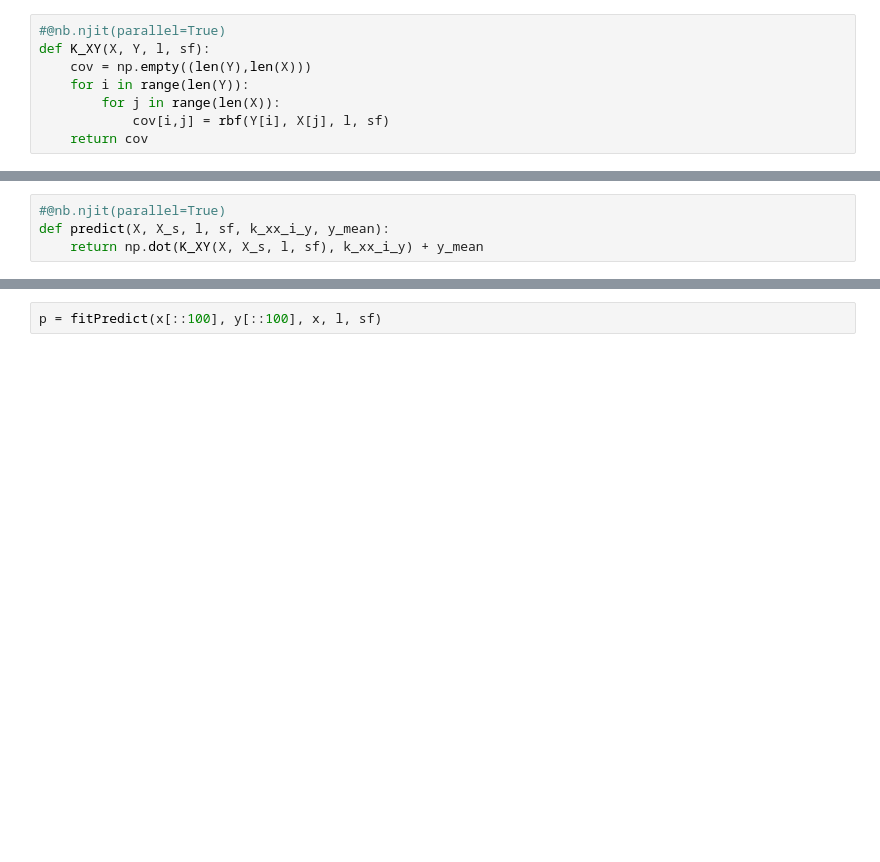
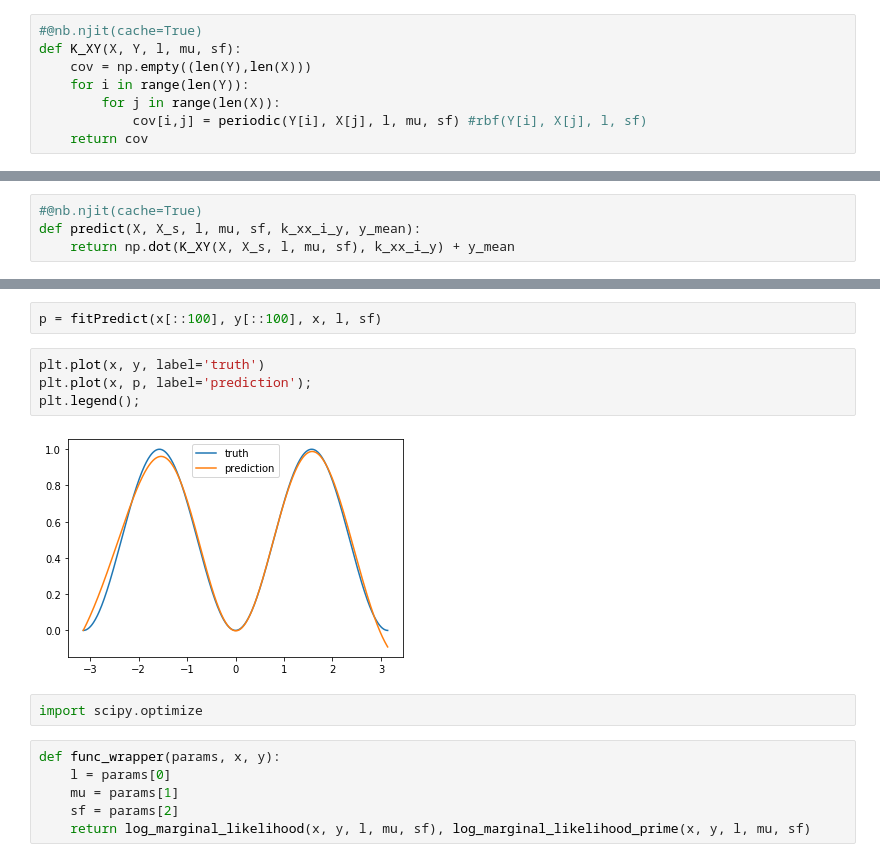
Before and after one commit to elliottperryman/GPR, a Jupyter notebook: GPR.ipynb, the cells around one changed output, grey strips where cells are left out. Drawn from its saved outputs; the diff is of its cells as text; blank space fills up the shorter version.

Commit message:
working on periodic kernel

```diff
--- a/GPR.ipynb
+++ b/GPR.ipynb
@@ -44,16 +54,16 @@ def K_XX(X, l, sf):
     return cov
 # %%
-#@nb.njit(parallel=True)
-def K_XY(X, Y, l, sf):
+#@nb.njit(cache=True)
+def K_XY(X, Y, l, mu, sf):
     cov = np.empty((len(Y),len(X)))
     for i in range(len(Y)):
         for j in range(len(X)):
-            cov[i,j] = rbf(Y[i], X[j], l, sf)
+            cov[i,j] = periodic(Y[i], X[j], l, mu, sf) #rbf(Y[i], X[j], l, sf)
     return cov
 # %% [markdown]
 ### Prediction Tools
 # %%
-#@nb.njit(parallel=True)
-def predict(X, X_s, l, sf, k_xx_i_y, y_mean):
-    return np.dot(K_XY(X, X_s, l, sf), k_xx_i_y) + y_mean
+#@nb.njit(cache=True)
+def predict(X, X_s, l, mu, sf, k_xx_i_y, y_mean):
+    return np.dot(K_XY(X, X_s, l, mu, sf), k_xx_i_y) + y_mean
 # %%
@@ -183,3 +196,17 @@ l = 1.24*np.ones(1)
 sf = .75
 # %%
 p = fitPredict(x[::100], y[::100], x, l, sf)
+# %%
+plt.plot(x, y, label='truth')
+plt.plot(x, p, label='prediction');
+plt.legend();
+# %% [output]
+[figure, added]
+# %%
+import scipy.optimize
+# %%
+def func_wrapper(params, x, y):
+    l = params[0]
+    mu = params[1]
+    sf = params[2]
+    return log_marginal_likelihood(x, y, l, mu, sf), log_marginal_likelihood_prime(x, y, l, mu, sf)
```
Also changed, not shown: parts of 34 cells of this notebook.
